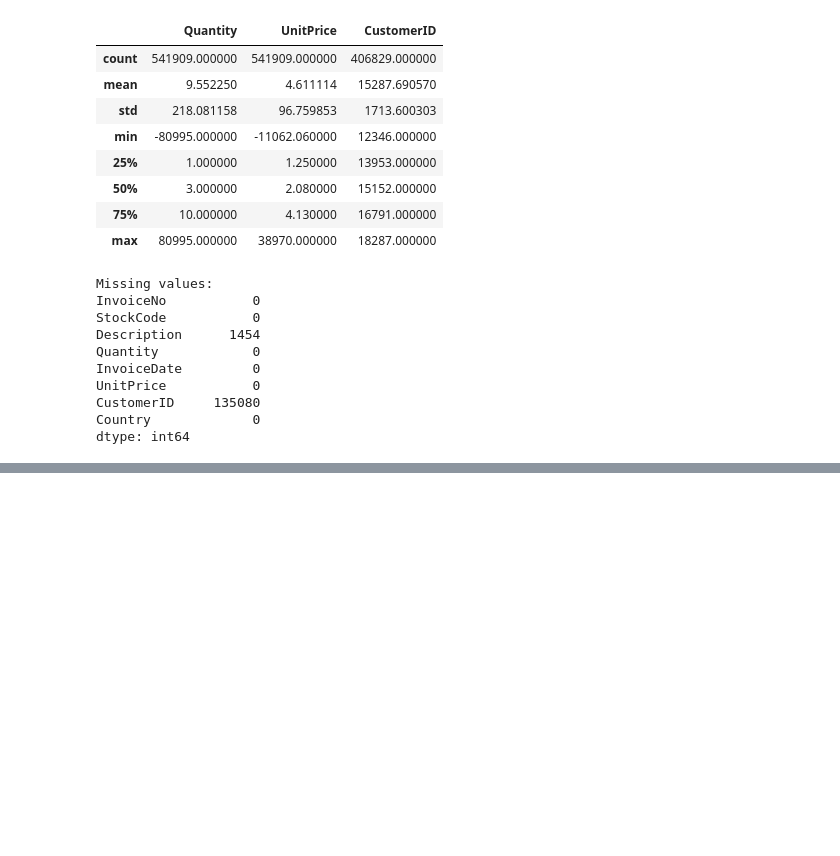
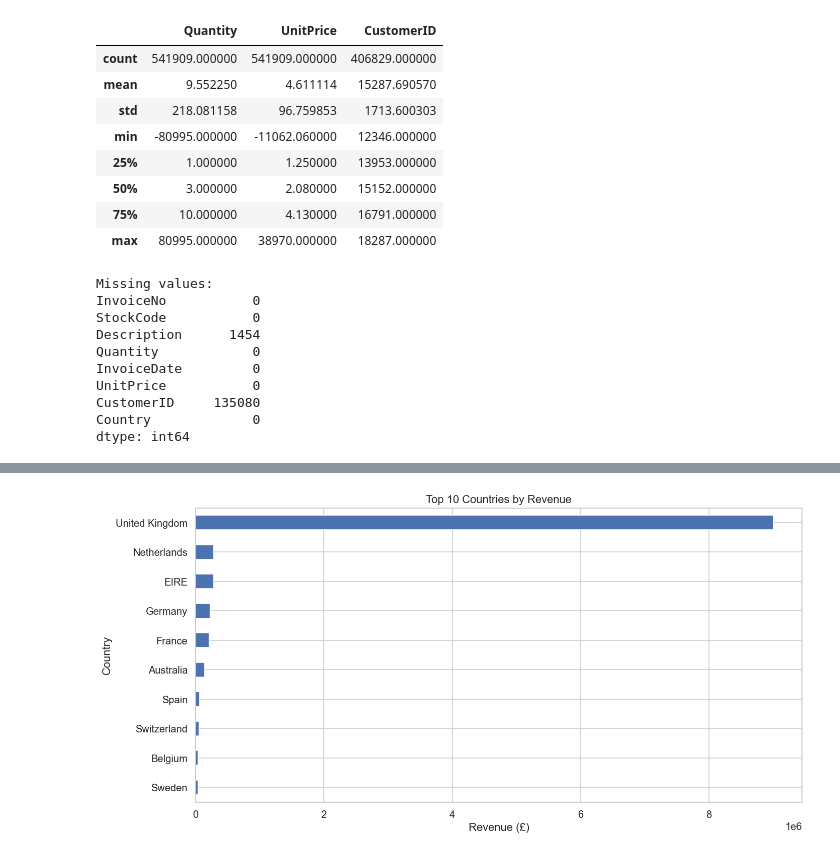
Before and after one commit to Ahmedwaheed01/global-ecommerce-data-analysis, a Jupyter notebook: Notebook/Online_Retail_Analysis.ipynb, the cells around one changed output, grey strips where cells are left out. Drawn from its saved outputs; the diff is of its cells as text; code cells hidden in the pictures; blank space fills up the shorter version.

```diff
--- a/Notebook/Online_Retail_Analysis.ipynb
+++ b/Notebook/Online_Retail_Analysis.ipynb
@@ -264,0 +166,14 @@ Saved: online_retail_cleaned.csv  (524,878 rows)
+# %%
+# ==========================================
+# Remove Cancelled Invoices
+# ==========================================
+
+cancelled = df_clean["InvoiceNo"].astype(str).str.startswith("C").sum()
+
+print("Cancelled Invoices:", cancelled)
+
+df_clean = df_clean[
+    ~df_clean["InvoiceNo"].astype(str).str.startswith("C")
+]
+
+print("Shape After Removing Cancellations:", df_clean.shape)
@@ -264,0 +448,25 @@ Saved: online_retail_cleaned.csv  (524,878 rows)
+# %%
+# ==========================================
+# Revenue by Country
+# ==========================================
+
+country_sales = (
+    df_clean.groupby("Country")["TotalSales"]
+    .sum()
+    .sort_values(ascending=False)
+    .head(10)
+)
+# %%
+plt.figure(figsize=(12,6))
+
+country_sales.sort_values().plot(kind="barh")
+
+plt.title("Top 10 Countries by Revenue")
+
+plt.xlabel("Revenue (£)")
+
+plt.tight_layout()
+
+plt.show()
+# %% [output]
+[figure, added]
```
Also changed, not shown: parts of 74 cells of this notebook, 6 other files.
